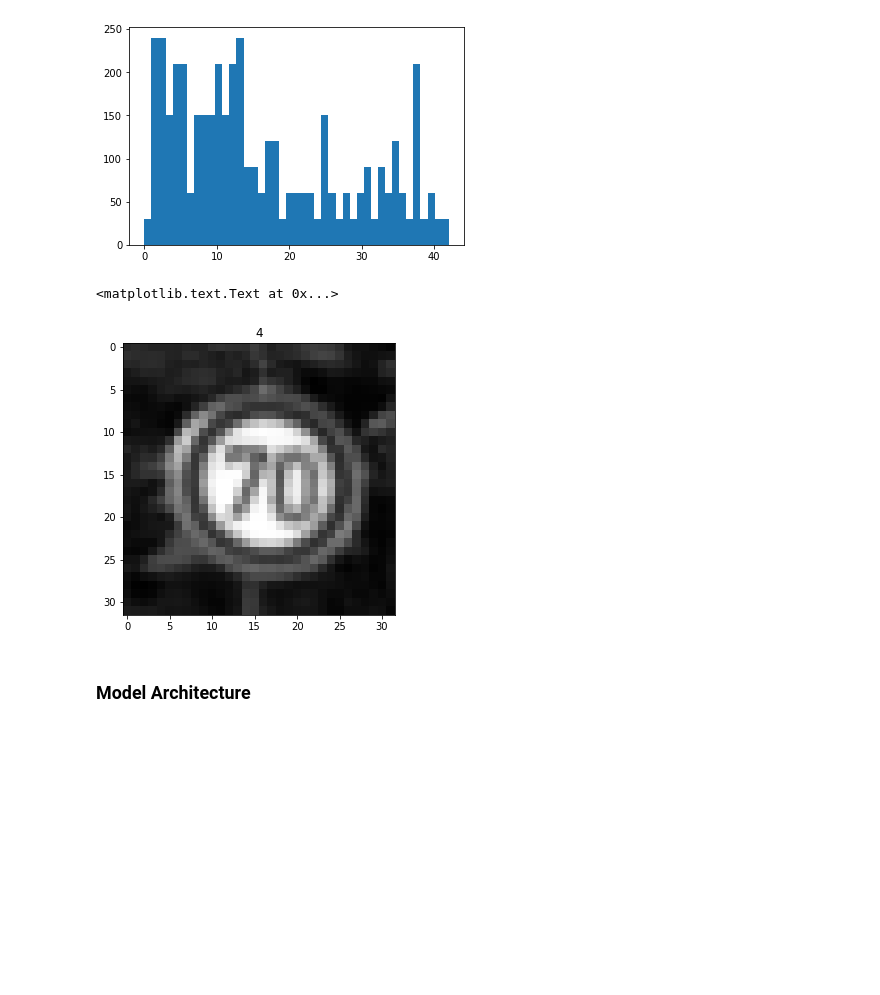
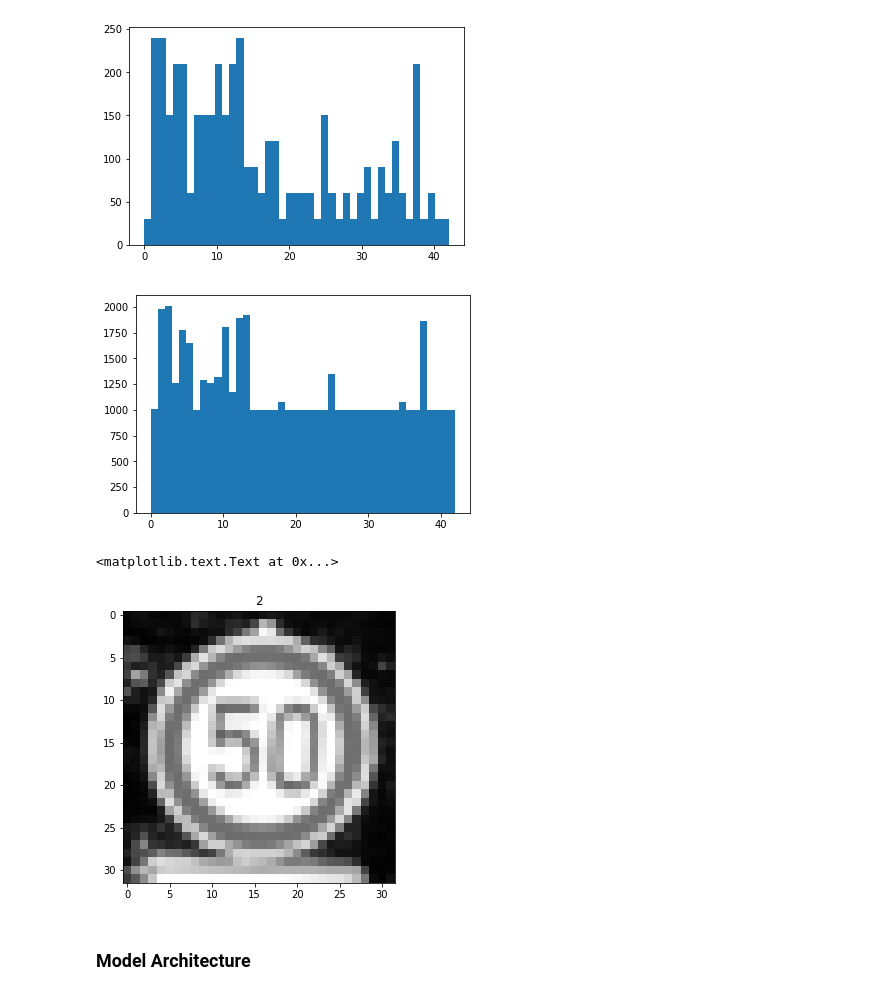
Before and after one commit to ankith0073/Traffic-sign-Classification, a Jupyter notebook: Traffic_Sign_Classifier.ipynb, the cells around one changed output. Drawn from its saved outputs; the diff is of its cells as text; code cells hidden in the pictures; blank space fills up the shorter version.

Commit message:
Add files via upload
after running on AWS, testing needs to be done

```diff
--- a/Traffic_Sign_Classifier.ipynb
+++ b/Traffic_Sign_Classifier.ipynb
@@ -26,9 +26,9 @@ import numpy as np
 
 # TODO: Fill this in based on where you saved the training and testing data
 
-training_file = "./traffic-sign-data/train.p"
-validation_file= "./traffic-sign-data/valid.p"
-testing_file =  "./traffic-sign-data/test.p"
+training_file = "../../ubuntu/train.p"
+validation_file= "../../ubuntu/valid.p"
+testing_file =  "../../ubuntu/test.p"
 
 
 with open(training_file, mode='rb') as f:
@@ -93,7 +93,7 @@ The [Matplotlib](http://matplotlib.org/) [examples](http://matplotlib.org/exampl
 # Visualizations will be shown in the notebook.
 import matplotlib.pyplot as plt
 %matplotlib inline
-n, bins, patches = plt.hist(y_train, n_classes, normed=0)
+elements_in_each_class, bins, patches = plt.hist(y_train, n_classes, normed=0)
 plt.show()
 # %% [output]
 [figure]
@@ -370,7 +370,7 @@ for i in range(n_classes):
                 rand_brightness_scale = random.uniform(0.8, 1)
                 jittered_image = Brightness_Change(image,
                                                       random_brightness_scale = rand_brightness_scale,
-                                                      gray_scale)
+                                                      grayscale_flag = gray_scale)
                 temp_str = 'brightness'
 
             elif choose_jittering == 4:
@@ -405,6 +403,11 @@ SyntaxError: positional argument follows keyword argument (<ipython-input-31-3dc
 elements_in_each_class, bins, patches = plt.hist(y_valid, n_classes, normed=0)
 # %% [output]
 [figure]
+# %%
+#Augmented data
+elements_in_each_class, bins, patches = plt.hist(y_train, n_classes, normed=0)
+# %% [output]
+[figure, added]
 # %%
 import numpy as np
 #convert to grayscale
@@ -425,7 +430,7 @@ plt.imshow(image,cmap='gray')
 plt.title(str(y_train[index]))
 # %% [output]
 <matplotlib.text.Text at 0x...>
-[figure, old version]
+[figure, new version]
 # %% [markdown]
 ### Model Architecture
 # %%
```
Also changed, not shown: parts of 16 cells of this notebook.
